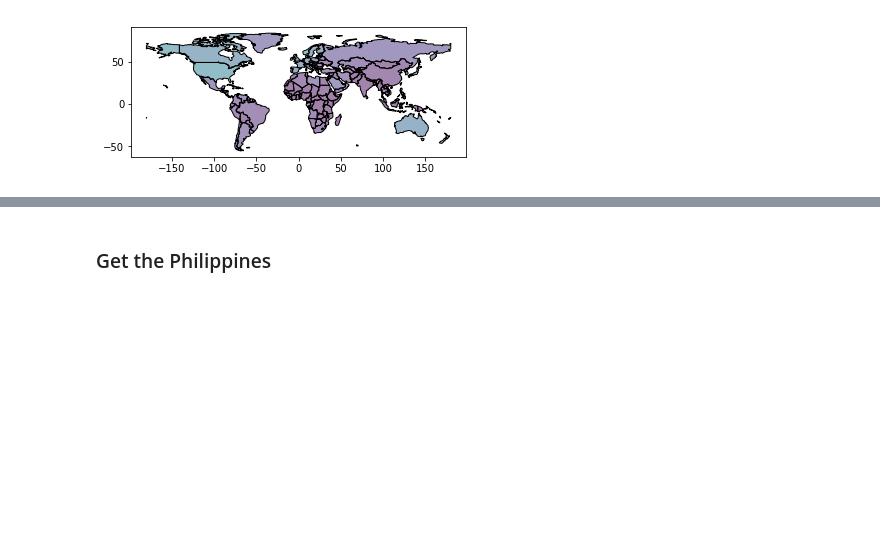
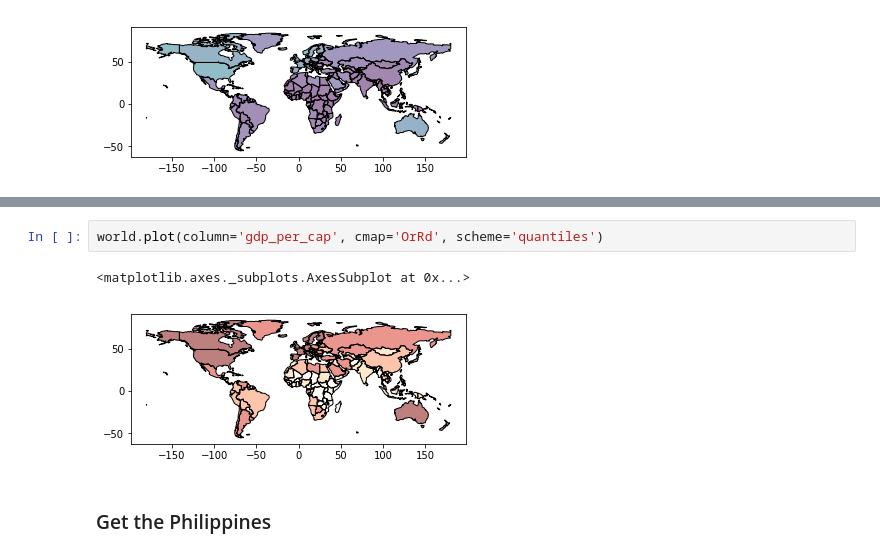
Before and after one commit to fjcamillo/Learn-GeoPandas, a Jupyter notebook: project_files/GeoPandas.ipynb, the cells around one changed output, grey strips where cells are left out. Saved outputs shown, nothing was run; the diff lists cells and outputs as text; blank space fills up the shorter version.

```diff
--- a/project_files/GeoPandas.ipynb
+++ b/project_files/GeoPandas.ipynb
@@ -59,3 +64,8 @@ world.plot(column='gdp_per_cap')
+# %%
+world.plot(column='gdp_per_cap', cmap='OrRd', scheme='quantiles')
+# %% [output]
+<matplotlib.axes._subplots.AxesSubplot at 0x...>
+[figure, added]
 # %% [markdown]
 ### Get the Philippines
 # %%
```
Also changed, not shown: parts of 1 cell of this notebook.
